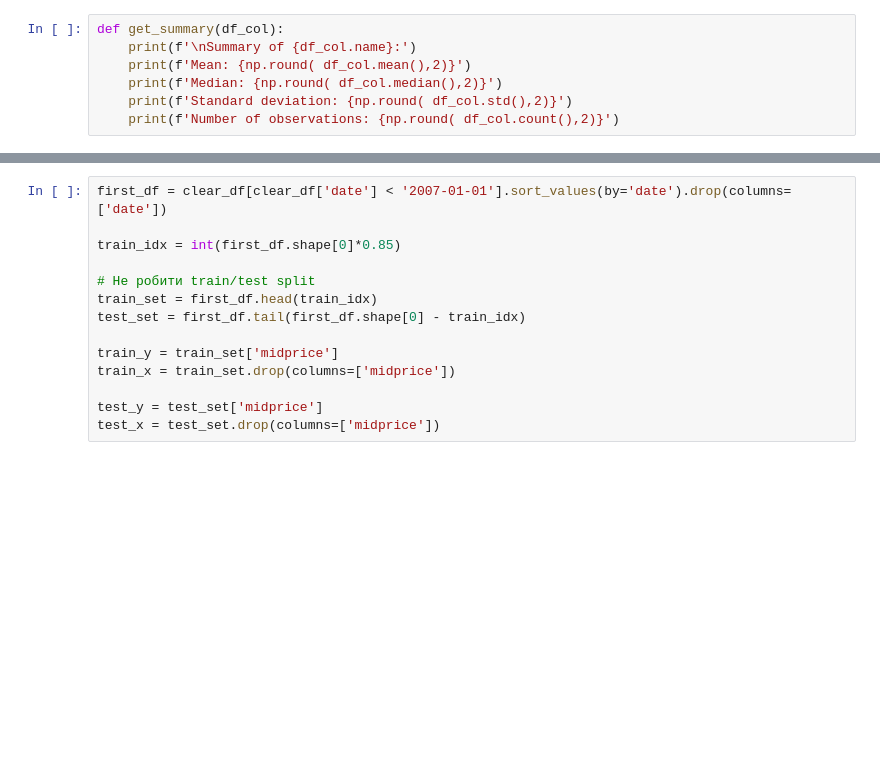
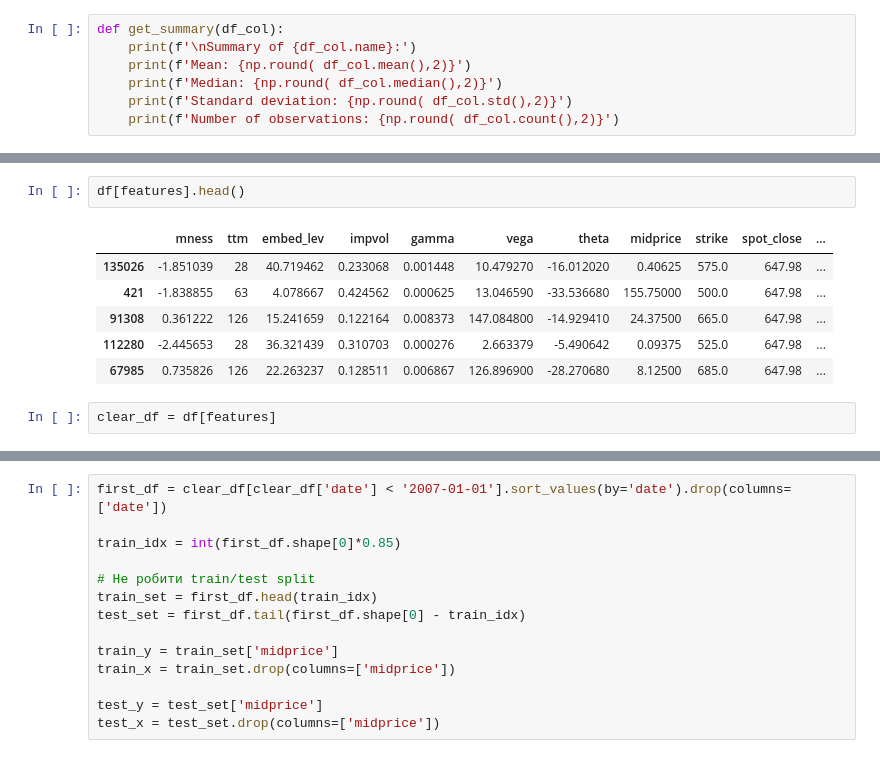
Before and after one commit to kostyantynHrytsyuk/risk-options-2021, a Jupyter notebook: Project_2.ipynb, the cells around one changed output, grey strips where cells are left out. Cells and saved outputs as stored; diff of their text form; blank space fills up the shorter version.

```diff
--- a/Project_2.ipynb
+++ b/Project_2.ipynb
@@ -95,0 +118,11 @@ clear_df = df[['optid','date','mness', 'ttm', 'embed_lev', 'impvol', 'gamma', 'v
+# %%
+df[features].head()
+# %% [output]
+|  | mness | ttm | embed_lev | impvol | gamma | vega | theta | midprice | strike | spot_close | ... |
+| 135026 | -1.851039 | 28 | 40.719462 | 0.233068 | 0.001448 | 10.479270 | -16.012020 | 0.40625 | 575.0 | 647.98 | ... |
+| 421 | -1.838855 | 63 | 4.078667 | 0.424562 | 0.000625 | 13.046590 | -33.536680 | 155.75000 | 500.0 | 647.98 | ... |
+| 91308 | 0.361222 | 126 | 15.241659 | 0.122164 | 0.008373 | 147.084800 | -14.929410 | 24.37500 | 665.0 | 647.98 | ... |
+| 112280 | -2.445653 | 28 | 36.321439 | 0.310703 | 0.000276 | 2.663379 | -5.490642 | 0.09375 | 525.0 | 647.98 | ... |
+| 67985 | 0.735826 | 126 | 22.263237 | 0.128511 | 0.006867 | 126.896900 | -28.270680 | 8.12500 | 685.0 | 647.98 | ... |
+# %%
+clear_df = df[features]
```
Also changed, not shown: parts of 17 cells of this notebook, 1 other file.
